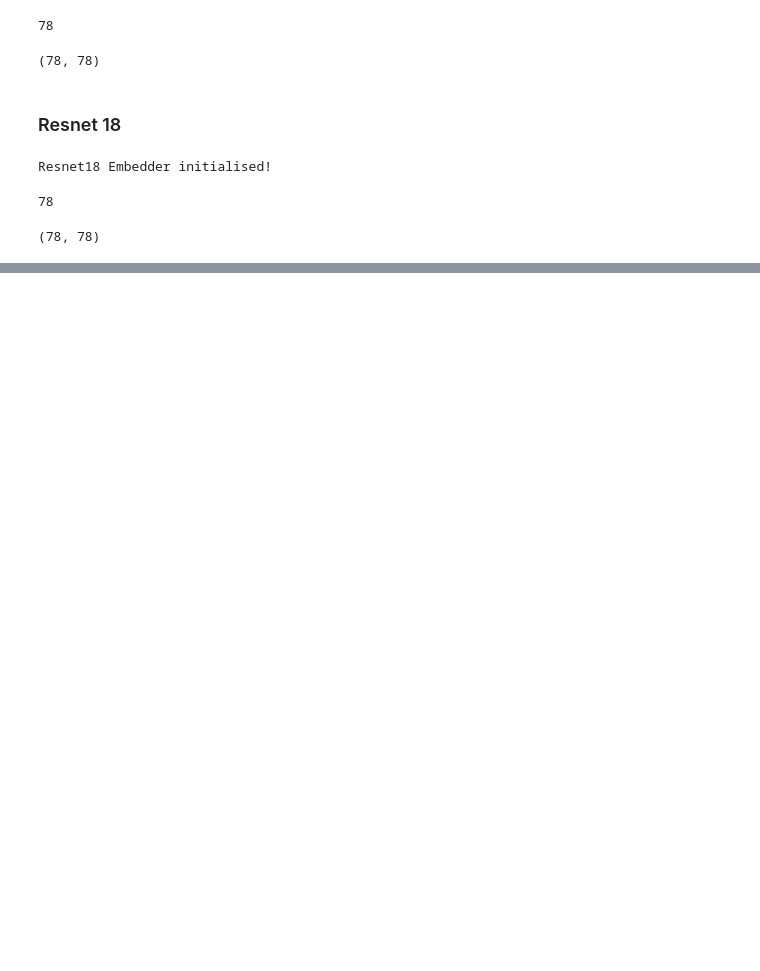
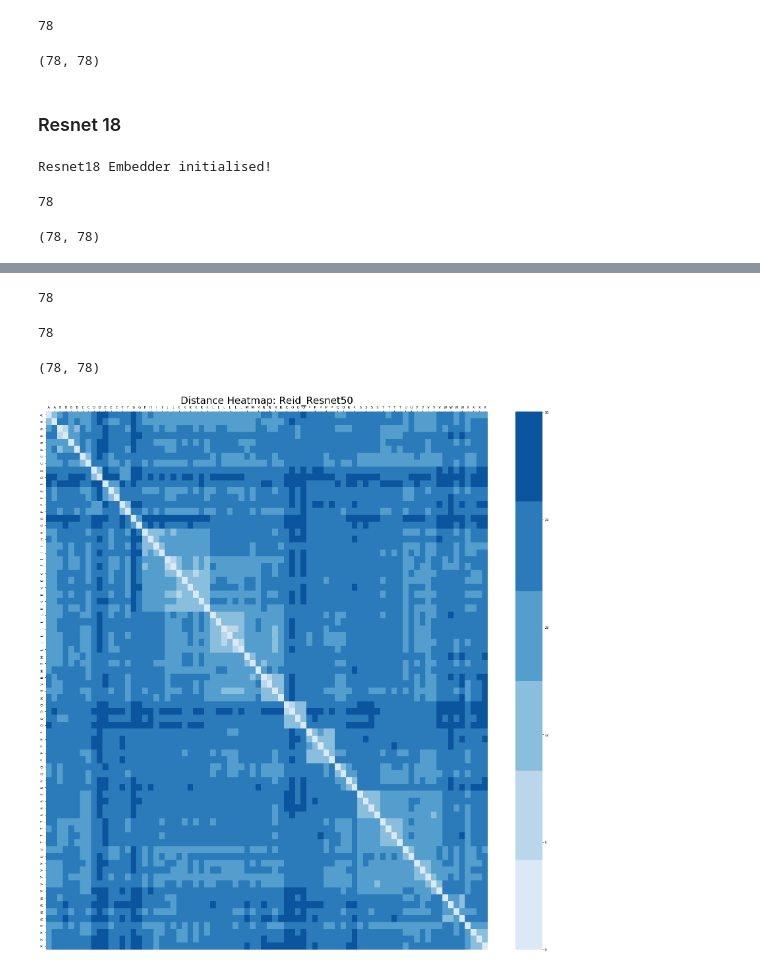
Before and after one commit to levan92/roomid, a Jupyter notebook: explore.ipynb, the cells around one changed output, grey strips where cells are left out. Saved outputs shown, nothing was run; the diff lists cells and outputs as text; code cells hidden in the pictures; blank space fills up the shorter version.

Commit message:
added reid

```diff
--- a/explore.ipynb
+++ b/explore.ipynb
@@ -160,7 +159,7 @@ class IndoorDataset(Dataset):
             X = self.preproc(X)
         y = '_'.join(impath.stem.split('_')[:2])
 
-        return X, y
+        return X, y, str(impath)
 # %%
 resmodel = Resnet_Embedder(depth=50)
 # %% [output]
@@ -168,7 +167,7 @@ Resnet50 Embedder initialised!
 # %%
 preproc = resmodel.preprocess
 # preproc = None
-indoorDataset = IndoorDataset('/home/levan/Datasets/indoor_scenes/dsta_indoor', preproc=preproc)
+indoorDataset = IndoorDataset('/media/dh/HDD1/roomid/dsta_indoor', preproc=preproc)
 # %%
 # import matplotlib.pyplot as plt
 # X, y = indoorDataset[10]
@@ -179,11 +178,11 @@ indoorDataset = IndoorDataset('/home/levan/Datasets/indoor_scenes/dsta_indoor',
 dataloader = DataLoader(indoorDataset, batch_size=4, shuffle=False, num_workers=4)
 # %%
 embedding_pairs = []
-for i, Xy in enumerate(dataloader):
-    X, y = Xy
+for i, Xyp in enumerate(dataloader):
+    X, y, ips = Xyp
     embs = resmodel.forward(X)
     for i, label in enumerate(y):
-        embedding_pairs.append((label, embs[i,].flatten()))
+        embedding_pairs.append((label, embs[i,].flatten(), ips[i]))
 # %%
 len(embedding_pairs)
 # %% [output]
@@ -395,0 +505,28 @@ def eval_at_thresh(labels, dist_matrix, thresh=10):
+# %%
+len(reid_rn50_embedding_pairs)
+# %% [output]
+78
+# %%
+reid_rn50_embedding_pairs = sorted(reid_rn50_embedding_pairs, key=lambda x : x[0])
+reid_rn50_labels_only = [pair[0] for pair in reid_rn50_embedding_pairs]
+reid_rn50_new_labels = [label2abc[l] for l in reid_rn50_labels_only]
+reid_rn50_embeddings_only = [pair[1] for pair in reid_rn50_embedding_pairs]
+len(reid_rn50_new_labels)
+# %% [output]
+78
+# %%
+reid_rn50_dist_mat = distance_matrix(reid_rn50_embeddings_only, reid_rn50_embeddings_only)
+reid_rn50_dist_mat.shape
+# %% [output]
+(78, 78)
+# %%
+import seaborn
+import matplotlib.pyplot as plt
+context = 'Reid_Resnet50'
+plt.figure(figsize = (30,30))
+heat_map = seaborn.heatmap(rn18_dist_mat, xticklabels=new_labels, yticklabels=new_labels, cmap=seaborn.color_palette("Blues"))
+heat_map.xaxis.set_ticks_position('top')
+heat_map.set_title('Distance Heatmap: {}'.format(context), fontsize=30)
+heat_map.figure.savefig('dist_mat_{}.png'.format(context))
+# %% [output]
+[figure, added]
```
Also changed, not shown: parts of 17 cells of this notebook.
